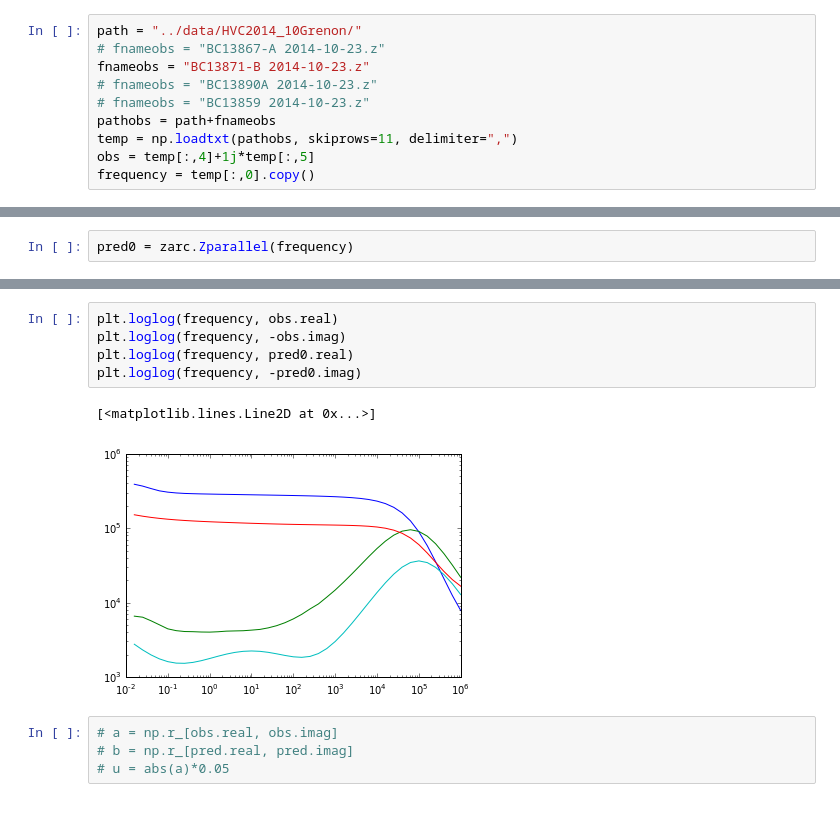
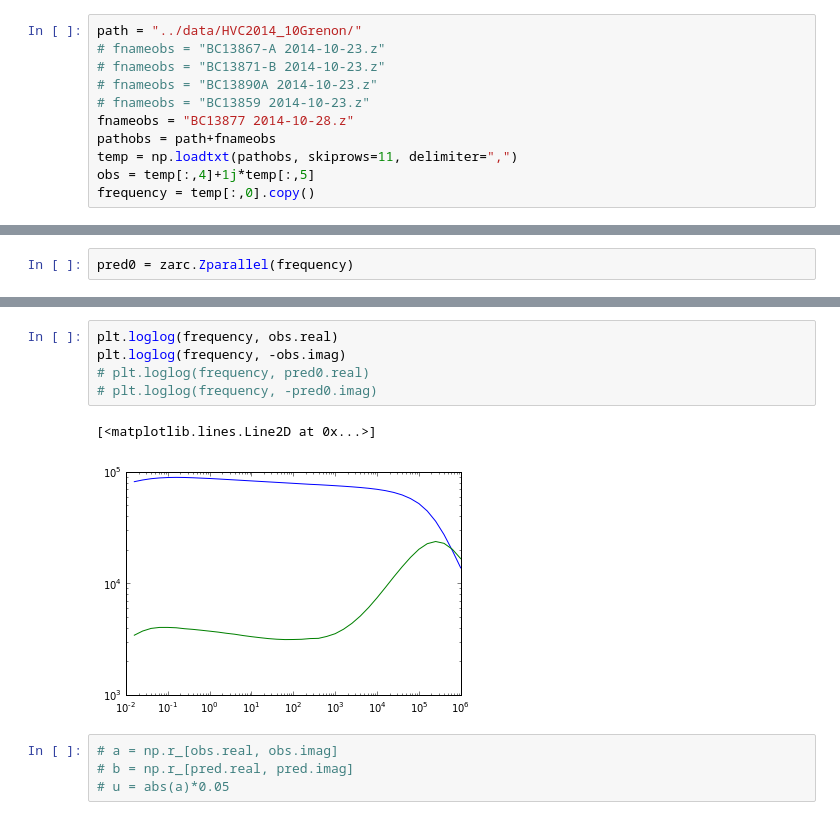
Before and after one commit to sgkang/PhysPropIP, a Jupyter notebook: notebooks/zarcfit_sensitivity.ipynb, the cells around one changed output, grey strips where cells are left out. Cells and saved outputs as stored; diff of their text form.

```diff
--- a/notebooks/zarcfit_sensitivity.ipynb
+++ b/notebooks/zarcfit_sensitivity.ipynb
@@ -9,9 +9,10 @@ import matplotlib.pyplot as plt
 # %%
 path = "../data/HVC2014_10Grenon/"
 # fnameobs = "BC13867-A 2014-10-23.z"
-fnameobs = "BC13871-B 2014-10-23.z"
+# fnameobs = "BC13871-B 2014-10-23.z"
 # fnameobs = "BC13890A 2014-10-23.z"
 # fnameobs = "BC13859 2014-10-23.z"
+fnameobs = "BC13877 2014-10-28.z"
 pathobs = path+fnameobs
 temp = np.loadtxt(pathobs, skiprows=11, delimiter=",")
 obs = temp[:,4]+1j*temp[:,5]
@@ -25,11 +40,11 @@ pred0 = zarc.Zparallel(frequency)
 # %%
 plt.loglog(frequency, obs.real)
 plt.loglog(frequency, -obs.imag)
-plt.loglog(frequency, pred0.real)
-plt.loglog(frequency, -pred0.imag)
+# plt.loglog(frequency, pred0.real)
+# plt.loglog(frequency, -pred0.imag)
 # %% [output]
 [<matplotlib.lines.Line2D at 0x...>]
-[figure, old version]
+[figure, new version]
 # %%
 # a = np.r_[obs.real, obs.imag]
 # b = np.r_[pred.real, pred.imag]
```
Also changed, not shown: parts of 15 cells of this notebook.
